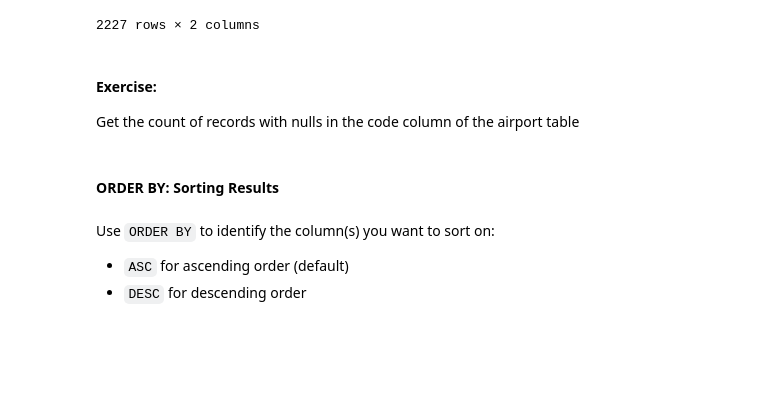
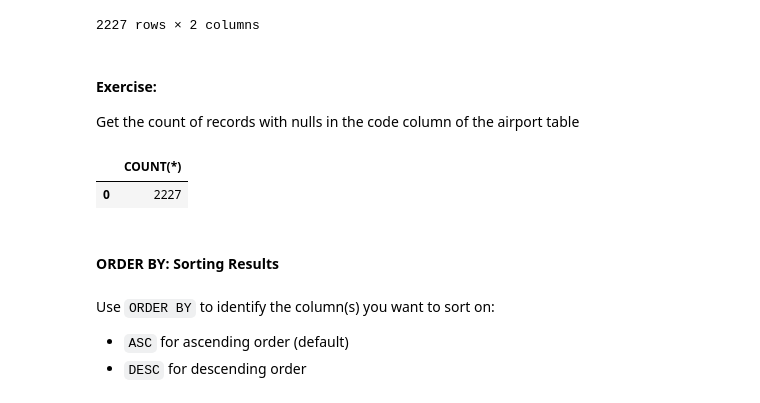
Before and after one commit to admveen/Flatiron_PG_DS, a Jupyter notebook: Phase1_Top6_SQL/Ph1_T6_SQLBasics.ipynb, the cells around one changed output. Saved outputs shown, nothing was run; the diff lists cells and outputs as text; code cells hidden in the pictures; blank space fills up the shorter version.

```diff
--- a/Phase1_Top6_SQL/Ph1_T6_SQLBasics.ipynb
+++ b/Phase1_Top6_SQL/Ph1_T6_SQLBasics.ipynb
@@ -694,6 +721,17 @@ WHERE "Airport Code" IS NULL
 Get the count of records with nulls in the code column of the airport table
 # %%
 #### Gimme a hand!
+
+pd.read_sql("""
+
+SELECT COUNT(*)
+FROM airports
+WHERE code IS NULL
+
+""", con)
+# %% [output]
+|  | COUNT(*) |
+| 0 | 2227 |
 # %% [markdown]
 #### ORDER BY: Sorting Results
 # %% [markdown]
```
Also changed, not shown: parts of 7 cells of this notebook, 24 other files.
